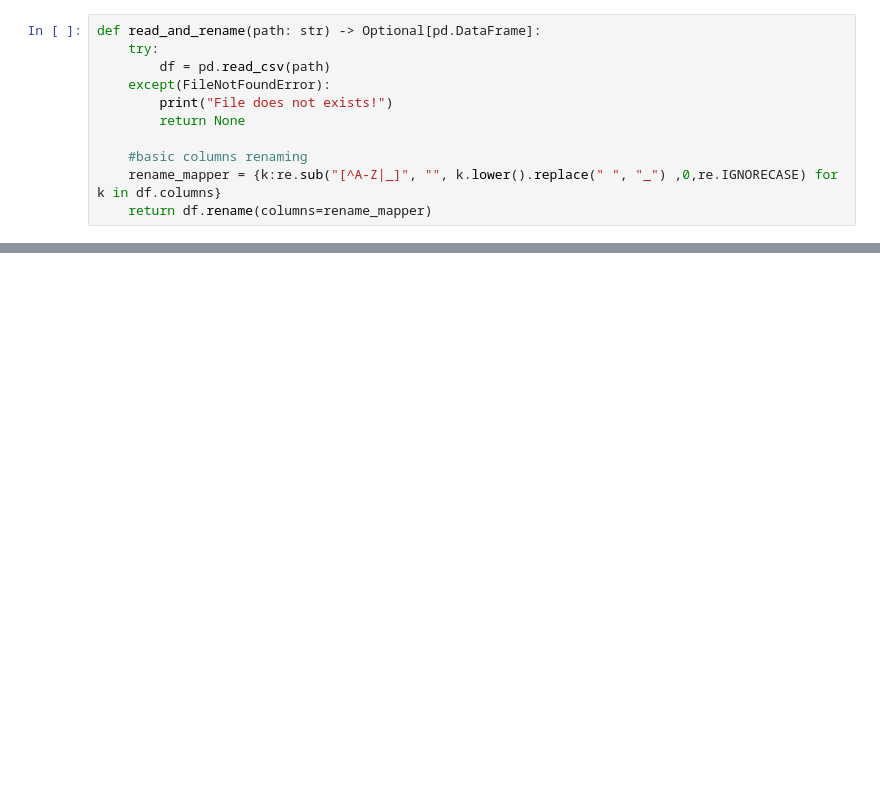
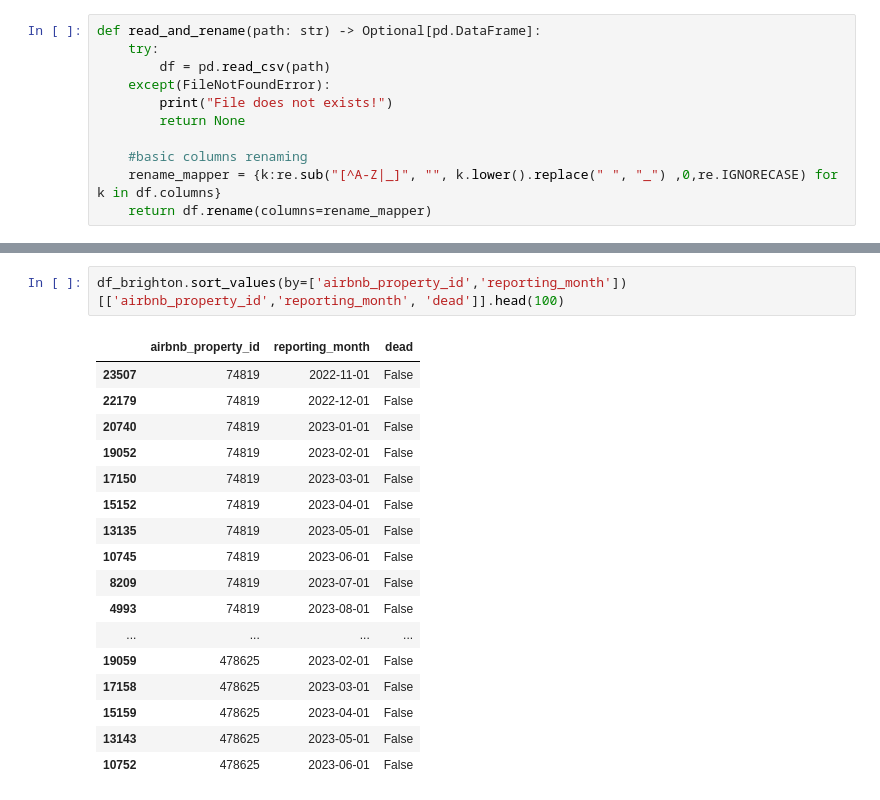
Before and after one commit to gianmaria-fsxz/airbnb-bc, a Jupyter notebook: eda.ipynb, the cells around one changed output, grey strips where cells are left out. Drawn from its saved outputs; the diff is of its cells as text; blank space fills up the shorter version.

```diff
--- a/eda.ipynb
+++ b/eda.ipynb
@@ -35,0 +108,20 @@ https://github.com/ydataai/ydata-profiling/issues
+# %%
+df_brighton.sort_values(by=['airbnb_property_id','reporting_month'])[['airbnb_property_id','reporting_month', 'dead']].head(100)
+# %% [output]
+|  | airbnb_property_id | reporting_month | dead |
+| 23507 | 74819 | 2022-11-01 | False |
+| 22179 | 74819 | 2022-12-01 | False |
+| 20740 | 74819 | 2023-01-01 | False |
+| 19052 | 74819 | 2023-02-01 | False |
+| 17150 | 74819 | 2023-03-01 | False |
+| 15152 | 74819 | 2023-04-01 | False |
+| 13135 | 74819 | 2023-05-01 | False |
+| 10745 | 74819 | 2023-06-01 | False |
+| 8209 | 74819 | 2023-07-01 | False |
+| 4993 | 74819 | 2023-08-01 | False |
+| ... | ... | ... | ... |
+| 19059 | 478625 | 2023-02-01 | False |
+| 17158 | 478625 | 2023-03-01 | False |
+| 15159 | 478625 | 2023-04-01 | False |
+| 13143 | 478625 | 2023-05-01 | False |
+| 10752 | 478625 | 2023-06-01 | False |
```
Also changed, not shown: parts of 17 cells of this notebook, 1 other file.
